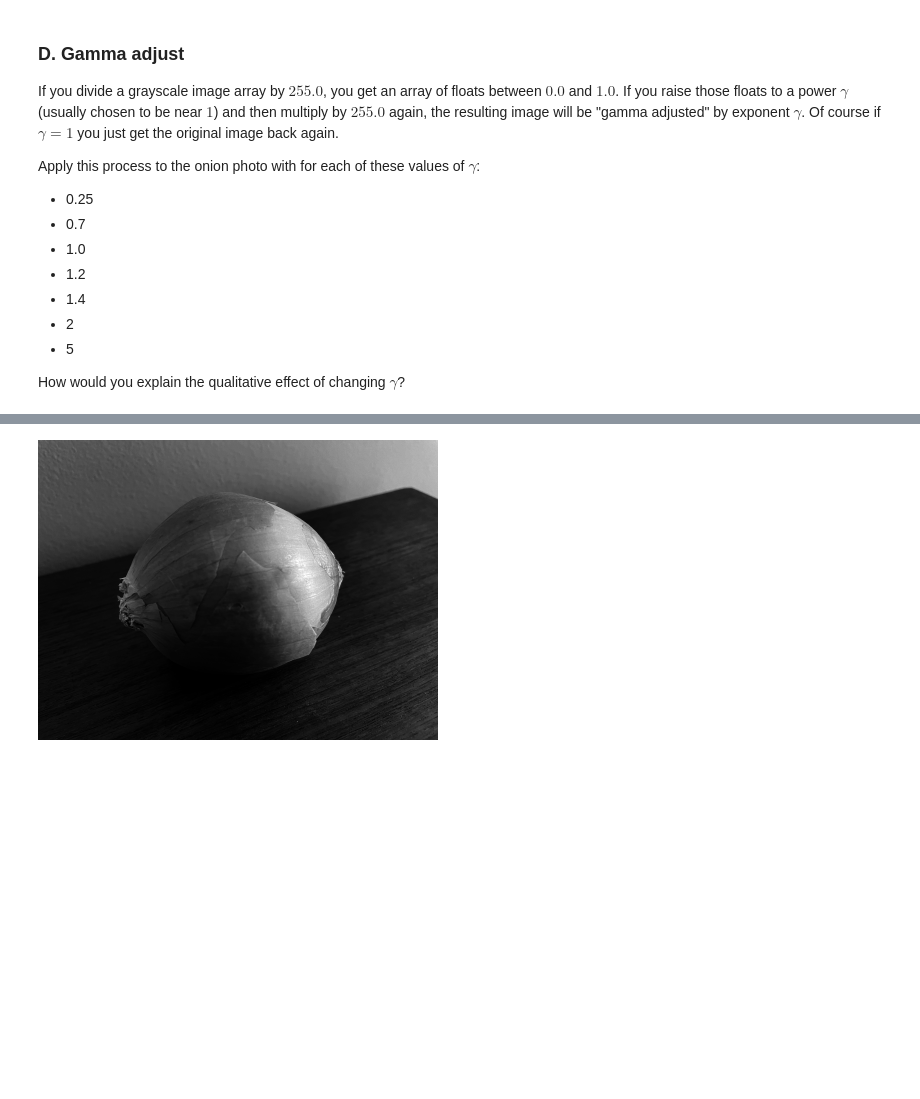
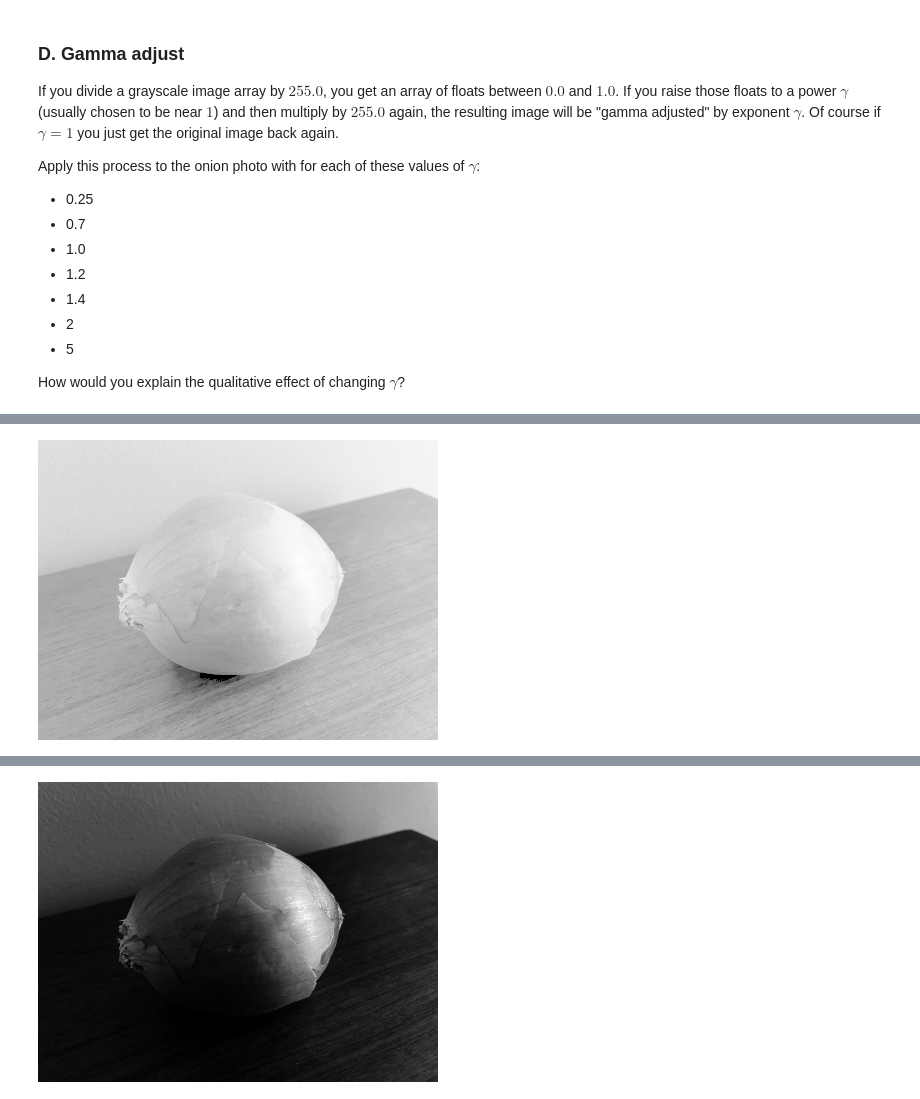
Before and after one commit to emilydumas/mcs275spring2023, a Jupyter notebook: worksheets/worksheet10soln.ipynb, the cells around one changed output, grey strips where cells are left out. Cells and saved outputs as stored; diff of their text form; code cells hidden in the pictures; blank space fills up the shorter version.

```diff
--- a/worksheets/worksheet10soln.ipynb
+++ b/worksheets/worksheet10soln.ipynb
@@ -242,0 +250,5 @@ emphasize contrasts in the image
+# %%
+gamma = 0.25
+PIL.Image.fromarray((((onion/255.0)**gamma)*255.0).astype("uint8"))
+# %% [output]
+[figure, added]
```
Also changed, not shown: parts of 19 cells of this notebook.
